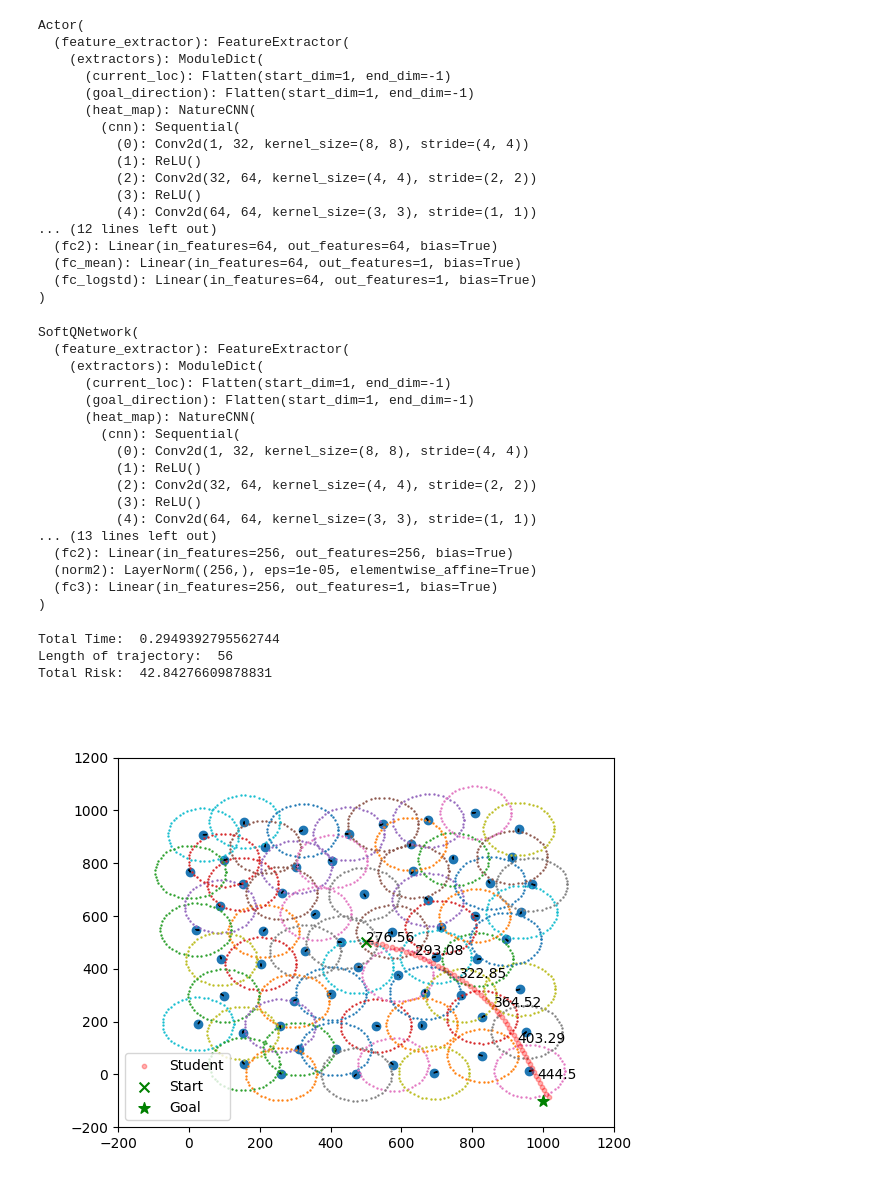
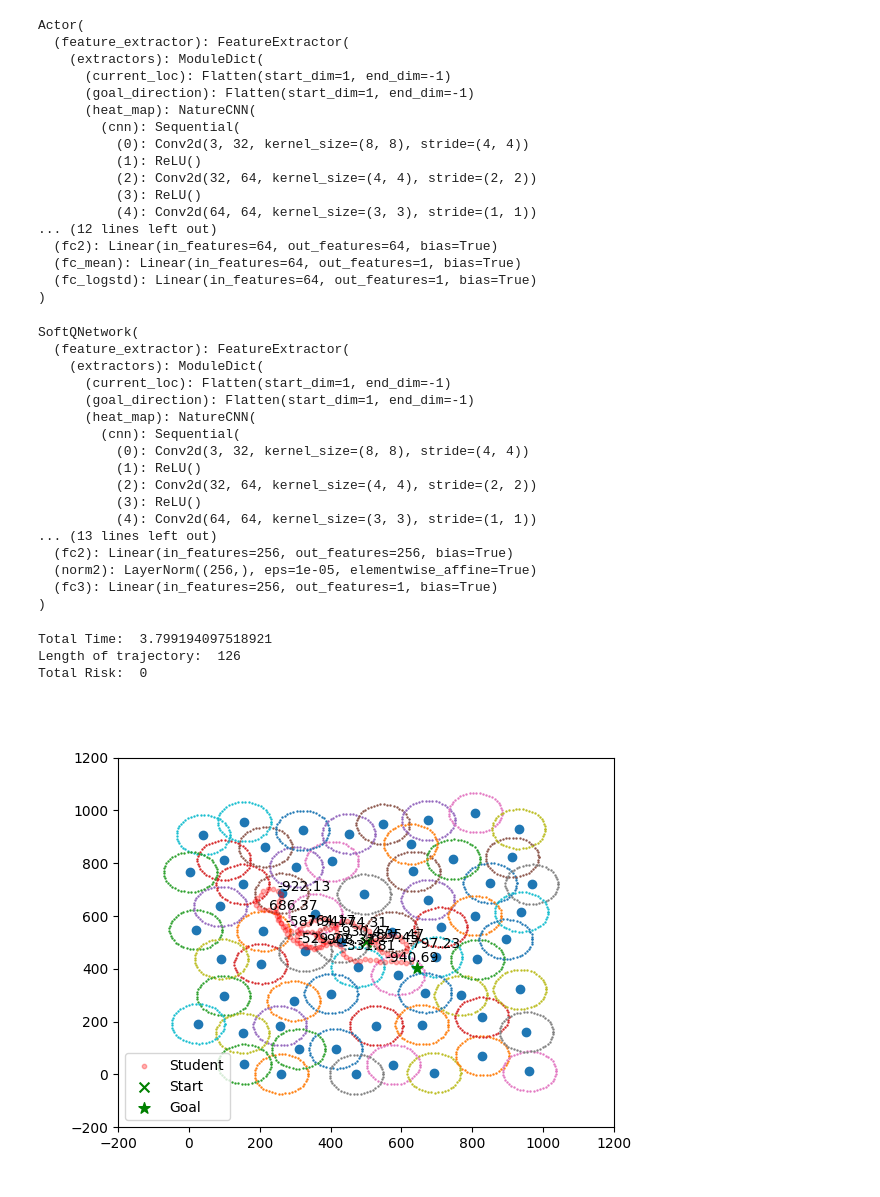
Before and after one commit to lucas-yyy000/CORL, a Jupyter notebook: policy_finetune/notebooks/10_sac_rlpd_investigation.ipynb, the cells around one changed output. Drawn from its saved outputs; the diff is of its cells as text; code cells hidden in the pictures.

```diff
--- a/policy_finetune/notebooks/10_sac_rlpd_investigation.ipynb
+++ b/policy_finetune/notebooks/10_sac_rlpd_investigation.ipynb
@@ -26,9 +26,9 @@ from evasion_guidance.scripts.evasion_risk import EvasionRisk
 %matplotlib widget
 # %%
 checkpoints_path = "/home/yixuany/workspace/CORL/output"
-run_name = "SAC_rlpd-f5334103"
-model_dict = torch.load(os.path.join(checkpoints_path, run_name, "actor_checkpoint_440000.pt"))
-q_model_dict = torch.load(os.path.join(checkpoints_path, run_name, "q1_checkpoint_440000.pt"))
+run_name = "SAC_rlpd-f27b7933"
+model_dict = torch.load(os.path.join(checkpoints_path, run_name, "actor_checkpoint_1790000.pt"))
+q_model_dict = torch.load(os.path.join(checkpoints_path, run_name, "q1_checkpoint_1790000.pt"))
 # %%
 with open(os.path.join(checkpoints_path, run_name, "config.yaml"),"r") as file_object:
     config = yaml.load(file_object,Loader=yaml.SafeLoader)
@@ -36,7 +36,7 @@ with open(os.path.join(checkpoints_path, run_name, "config.yaml"),"r") as file_o
 # Set environment parameters.
 img_size = config['env']['img_size']
 time_max = config['env']['max_time_step']
-observation_img_size = [1, img_size, img_size]
+observation_img_size = [3, img_size, img_size]
 action_min = -1.0
 action_max = 1.0
 action_dim = config['env']['action_dim']
@@ -78,7 +78,7 @@ Actor(
       (goal_direction): Flatten(start_dim=1, end_dim=-1)
       (heat_map): NatureCNN(
         (cnn): Sequential(
-          (0): Conv2d(1, 32, kernel_size=(8, 8), stride=(4, 4))
+          (0): Conv2d(3, 32, kernel_size=(8, 8), stride=(4, 4))
           (1): ReLU()
           (2): Conv2d(32, 64, kernel_size=(4, 4), stride=(2, 2))
           (3): ReLU()
@@ -100,7 +100,7 @@ SoftQNetwork(
       (goal_direction): Flatten(start_dim=1, end_dim=-1)
       (heat_map): NatureCNN(
         (cnn): Sequential(
-          (0): Conv2d(1, 32, kernel_size=(8, 8), stride=(4, 4))
+          (0): Conv2d(3, 32, kernel_size=(8, 8), stride=(4, 4))
           (1): ReLU()
           (2): Conv2d(32, 64, kernel_size=(4, 4), stride=(2, 2))
           (3): ReLU()
@@ -122,7 +122,7 @@ max_time_steps = config['env']['max_time_step']
 # %%
 episode_idx = 20
 # %%
-# episode_idx = 50
+episode_idx = 50
 data_path = "/home/yixuany/workspace/CORL/data/"
 episode_dict = np.load(data_path + f'episode_{episode_idx}.npy',allow_pickle='TRUE').item()
 
@@ -130,7 +130,7 @@ state_cur = episode_dict['start_state']
 radar_locs = episode_dict['radar_locations']
 radar_orientations = episode_dict['radar_orientations']
 goal_location = episode_dict['goal_location']
-goal_location = [1000.0, -100.0]
+# goal_location = [1000.0, -100.0]
 
 risk_evaluator = EvasionRisk(radar_locs, radar_orientations, 0, 100)
 
@@ -140,6 +140,7 @@ time_spent_heat_map = 0
 total_risk = 0
 trajectory = [state_cur]
 q_values = []
+heat_map_history = None
 start = time.time()
 with torch.no_grad():
     while np.linalg.norm(state_cur[:2] - goal_location) > config['env']['goal_tolerance']:
@@ -157,8 +158,14 @@ with torch.no_grad():
         time_spent_heat_map += hm_end - hm_start
         goal_direction = center_state(state_cur, goal_location) / (map_size / 2.0)
 
+        if heat_map_history is None:
+            heat_map_history = torch.from_numpy(heat_map).repeat(3, 1, 1).float()
+        else:
+            heat_map_history = torch.roll(heat_map_history, -1, dims=1)
+            heat_map_history[-1, :] = torch.from_numpy(heat_map).float()
+
         obs = TensorDict({
-            'heat_map': torch.from_numpy(heat_map).unsqueeze(dim=0).float(),
+            'heat_map': heat_map_history.unsqueeze(dim=0),
             'goal_direction': torch.from_numpy(goal_direction).unsqueeze(dim=0).float(),
             "current_loc": torch.from_numpy(state_cur[:2] / map_size).unsqueeze(dim=0).float(),
             "time_spent": torch.from_numpy(np.array([np.cos(time_spent / max_time_steps), np.sin(time_spent / max_time_steps)])).unsqueeze(dim=0).float()
@@ -183,26 +190,26 @@ print("Total Risk: ", total_risk)
 trajectory = np.asarray(trajectory)
 q_values = np.asarray(q_values)
 # %% [output]
-Total Time:  0.2949392795562744
-Length of trajectory:  56
-Total Risk:  42.84276609878831
+Total Time:  3.799194097518921
+Length of trajectory:  126
+Total Risk:  0
 # %%
 plt.close()
 fig, ax = plt.subplots()
-visualiza_radar_config(radar_locs, radar_orientations, radius=radar_radius, xlim=[0, map_size], ylim=[0, map_size])
+visualiza_radar_config(radar_locs, radius=radar_radius, xlim=[0, map_size], ylim=[0, map_size])
 ax.scatter(trajectory[:, 0], trajectory[:, 1], s=10, c='r', alpha=0.3, label='Student')
 # ax.scatter(episode_dict['state_history'][:, 0], episode_dict['state_history'][:, 1], s=10, c='g', alpha=0.3, label='Expert')
 ax.scatter(episode_dict['start_state'][0], episode_dict['start_state'][1], s=50, c='g', marker='x', label="Start")
 ax.scatter(goal_location[0], goal_location[1], s=70, c='g', marker='*', label='Goal')
 
 for i, q_val in enumerate(q_values):
     if i % 10 == 0:
     # if q_val < 0:
         ax.annotate(int(100*q_val)/100, (trajectory[i, 0], trajectory[i, 1]))
 
 ax.set_xlim(-200, 1.2*map_size)
 ax.set_ylim(-200, 1.2*map_size)
 ax.legend()
 plt.show()
 # %% [output]
-[figure, old version]
+[figure, new version]
```
Also changed, not shown: parts of 1 cell of this notebook, 11 other files.
